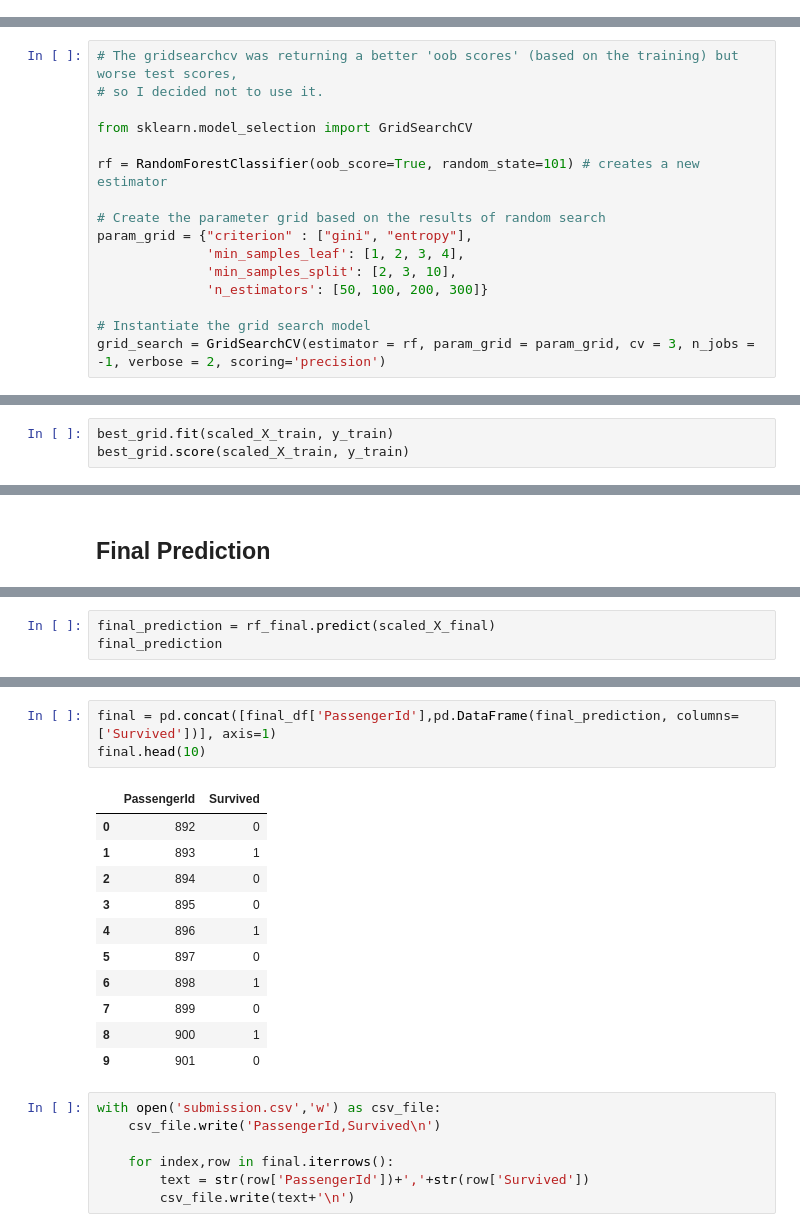
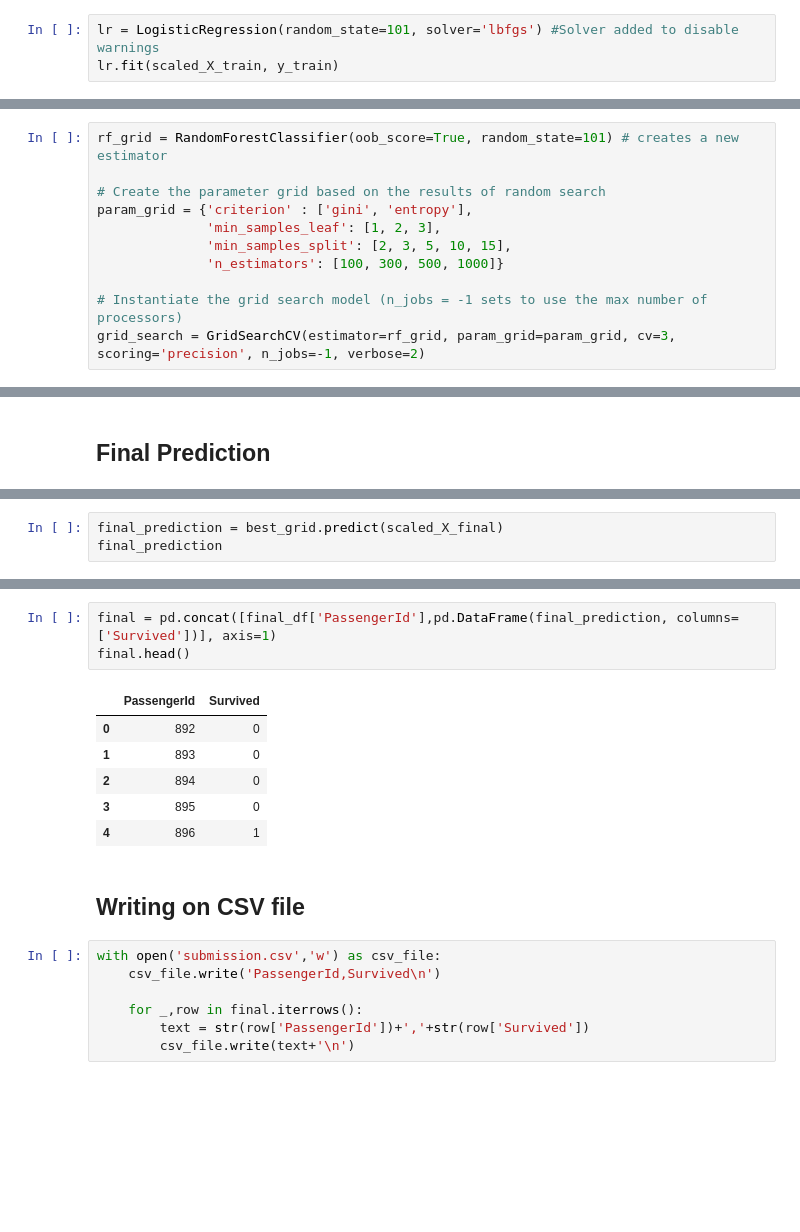
Before and after one commit to viniciusov/titanic-survivors, a Jupyter notebook: Titanic.ipynb, the cells around one changed output, grey strips where cells are left out. Saved outputs shown, nothing was run; the diff lists cells and outputs as text; blank space fills up the shorter version.

Commit message:
Score 0.79425

```diff
--- a/Titanic.ipynb
+++ b/Titanic.ipynb
@@ -493,0 +519,3 @@ average
+# %%
+lr = LogisticRegression(random_state=101, solver='lbfgs') #Solver added to disable warnings
+lr.fit(scaled_X_train, y_train)
@@ -498,19 +540,14 @@ print(random_forest.get_params())
 # %% [output]
 {'bootstrap': True, 'class_weight': None, 'criterion': 'gini', 'max_depth': None, 'max_features': 'auto', 'max_leaf_nodes': None, 'min_impurity_decrease': 0.0, 'min_impurity_split': None, 'min_samples ...
 # %%
-# The gridsearchcv was returning a better 'oob scores' (based on the training) but worse test scores,
-# so I decided not to use it.
-
-from sklearn.model_selection import GridSearchCV
-
-rf = RandomForestClassifier(oob_score=True, random_state=101) # creates a new estimator
+rf_grid = RandomForestClassifier(oob_score=True, random_state=101) # creates a new estimator
 
 # Create the parameter grid based on the results of random search
-param_grid = {"criterion" : ["gini", "entropy"],
-              'min_samples_leaf': [1, 2, 3, 4],
-              'min_samples_split': [2, 3, 10],
-              'n_estimators': [50, 100, 200, 300]}
+param_grid = {'criterion' : ['gini', 'entropy'],
+              'min_samples_leaf': [1, 2, 3],
+              'min_samples_split': [2, 3, 5, 10, 15],
+              'n_estimators': [100, 300, 500, 1000]}
 
-# Instantiate the grid search model
-grid_search = GridSearchCV(estimator = rf, param_grid = param_grid, cv = 3, n_jobs = -1, verbose = 2, scoring='precision')
+# Instantiate the grid search model (n_jobs = -1 sets to use the max number of processors)
+grid_search = GridSearchCV(estimator=rf_grid, param_grid=param_grid, cv=3, scoring='precision', n_jobs=-1, verbose=2)
 # %%
@@ -540,3 +577,0 @@ RandomForestClassifier(bootstrap=True, class_weight=None, criterion='entropy',
-# %%
-best_grid.fit(scaled_X_train, y_train)
-best_grid.score(scaled_X_train, y_train)
@@ -667,5 +659,5 @@ array([[1.        , 0.        , 0.        , ..., 1.        , 0.66666667,
         0.2       ]])
 # %%
-final_prediction = rf_final.predict(scaled_X_final)
+final_prediction = best_grid.predict(scaled_X_final)
 final_prediction
 # %% [output]
@@ -691,22 +684,19 @@ array([0, 1, 0, 0, 1, 0, 1, 0, 1, 0, 0, 0, 1, 0, 1, 1, 0, 0, 0, 1, 0, 1,
 # %%
 final = pd.concat([final_df['PassengerId'],pd.DataFrame(final_prediction, columns=['Survived'])], axis=1)
-final.head(10)
+final.head()
 # %% [output]
 |  | PassengerId | Survived |
 | 0 | 892 | 0 |
-| 1 | 893 | 1 |
+| 1 | 893 | 0 |
 | 2 | 894 | 0 |
 | 3 | 895 | 0 |
 | 4 | 896 | 1 |
-| 5 | 897 | 0 |
-| 6 | 898 | 1 |
-| 7 | 899 | 0 |
-| 8 | 900 | 1 |
-| 9 | 901 | 0 |
+# %% [markdown]
+## Writing on CSV file
 # %%
 with open('submission.csv','w') as csv_file:
     csv_file.write('PassengerId,Survived\n')
 
-    for index,row in final.iterrows():
+    for _,row in final.iterrows():
         text = str(row['PassengerId'])+','+str(row['Survived'])
         csv_file.write(text+'\n')
```
Also changed, not shown: parts of 99 cells of this notebook, 2 other files.
